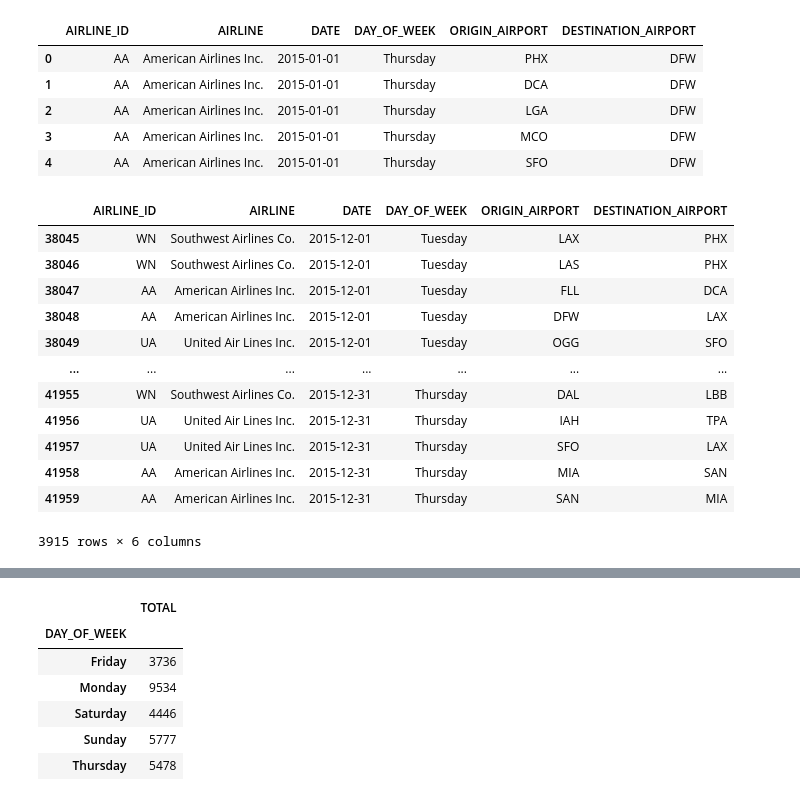
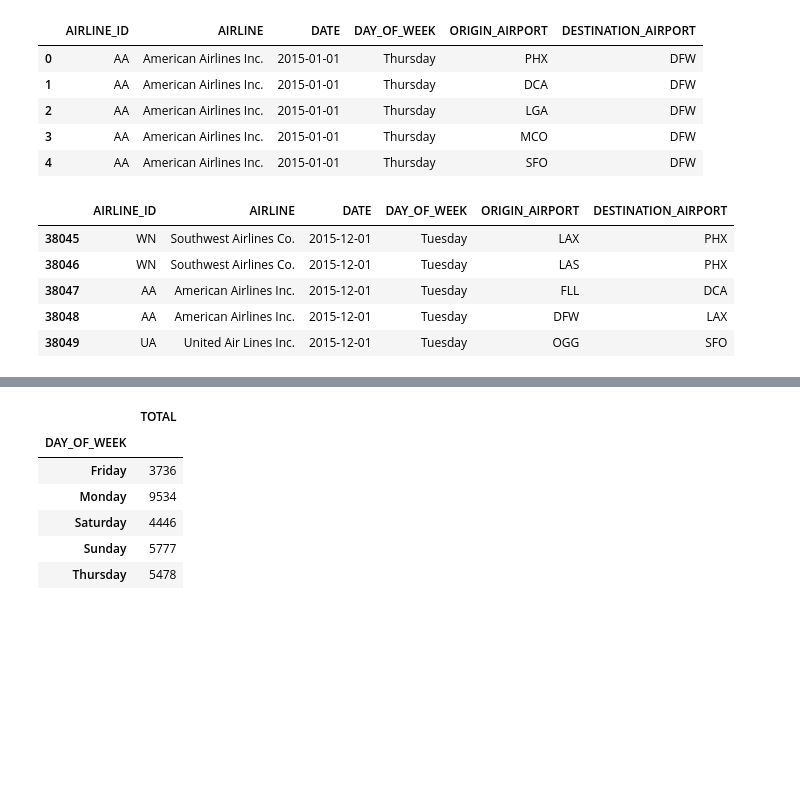
Before and after one commit to carolyna131/Project-2, a Jupyter notebook: Analysis_v2.ipynb, the cells around one changed output, grey strips where cells are left out. Drawn from its saved outputs; the diff is of its cells as text; code cells hidden in the pictures; blank space fills up the shorter version.

```diff
--- a/Analysis_v2.ipynb
+++ b/Analysis_v2.ipynb
@@ -454,20 +409,13 @@ cancelled_flights.head(5)
 # %%
 dec = (cancelled_flights['DATE'] >= '2015-12-01')
 canc_flights_dec = cancelled_flights.loc[dec]
-canc_flights_dec
+canc_flights_dec.head(5)
 # %% [output]
 |  | AIRLINE_ID | AIRLINE | DATE | DAY_OF_WEEK | ORIGIN_AIRPORT | DESTINATION_AIRPORT |
 | 38045 | WN | Southwest Airlines Co. | 2015-12-01 | Tuesday | LAX | PHX |
 | 38046 | WN | Southwest Airlines Co. | 2015-12-01 | Tuesday | LAS | PHX |
 | 38047 | AA | American Airlines Inc. | 2015-12-01 | Tuesday | FLL | DCA |
 | 38048 | AA | American Airlines Inc. | 2015-12-01 | Tuesday | DFW | LAX |
 | 38049 | UA | United Air Lines Inc. | 2015-12-01 | Tuesday | OGG | SFO |
-| ... | ... | ... | ... | ... | ... | ... |
-| 41955 | WN | Southwest Airlines Co. | 2015-12-31 | Thursday | DAL | LBB |
-| 41956 | UA | United Air Lines Inc. | 2015-12-31 | Thursday | IAH | TPA |
-| 41957 | UA | United Air Lines Inc. | 2015-12-31 | Thursday | SFO | LAX |
-| 41958 | AA | American Airlines Inc. | 2015-12-31 | Thursday | MIA | SAN |
-| 41959 | AA | American Airlines Inc. | 2015-12-31 | Thursday | SAN | MIA |
-3915 rows × 6 columns
 # %%
 canc_byDate = canc_flights_dec.groupby('DATE').count()[['AIRLINE_ID']].rename(columns = {'AIRLINE_ID':'CANC_TOTAL'})
```
Also changed, not shown: parts of 11 cells of this notebook.
